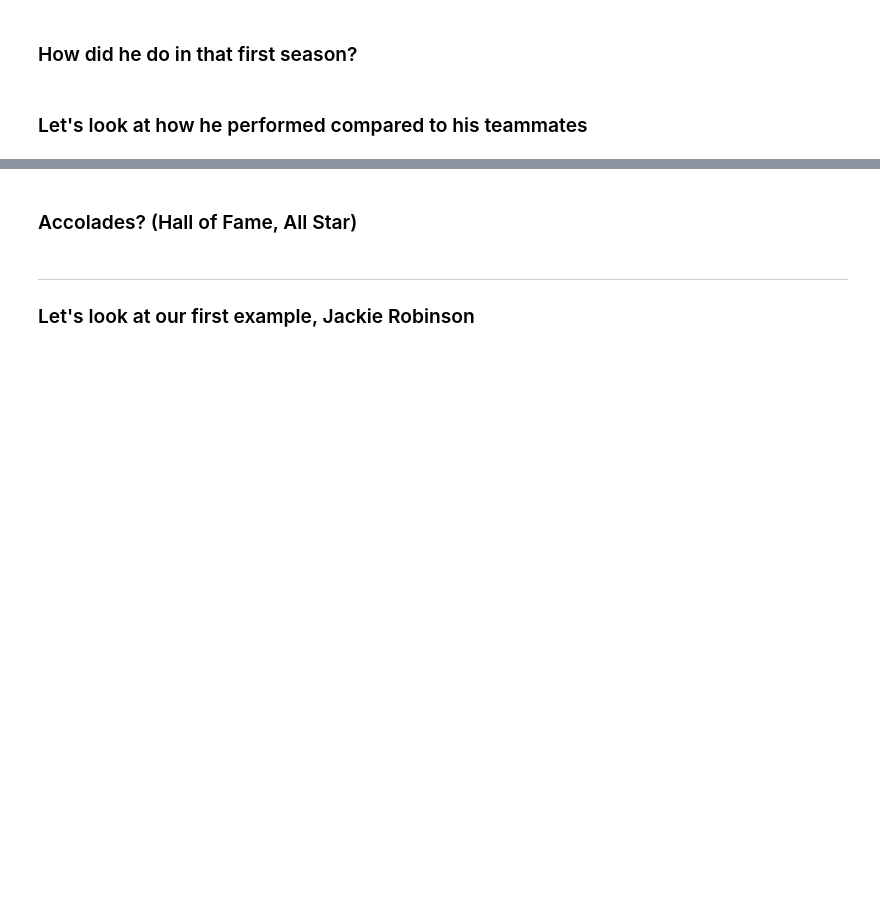
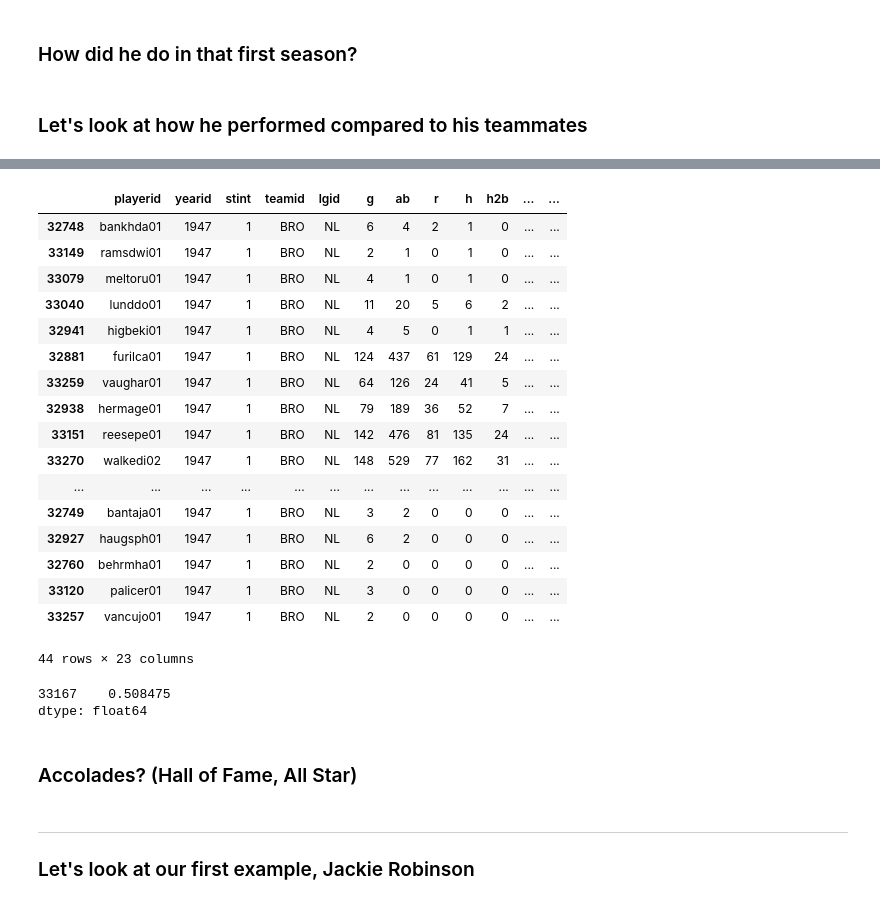
Before and after one commit to mwbarnesy/capstone, a Jupyter notebook: notebooks/lahman-mwb.ipynb, the cells around one changed output, grey strips where cells are left out. Cells and saved outputs as stored; diff of their text form; code cells hidden in the pictures; blank space fills up the shorter version.

```diff
--- a/notebooks/lahman-mwb.ipynb
+++ b/notebooks/lahman-mwb.ipynb
@@ -70,0 +162,2 @@ Index(['playerid', 'yearid', 'stint', 'teamid', 'lgid', 'g', 'ab', 'r', 'h',
+# %%
+dodgers_bat_1947['slugging'] = (((dodgers_bat_1947['h']) + (2 * dodgers_bat_1947['h2b']) + (3 * dodgers_bat_1947['h3b']) + (4 * dodgers_bat_1947['hr'])) / (dodgers_bat_1947['ab'])).round(3)
@@ -71,5 +170,29 @@ Index(['playerid', 'yearid', 'stint', 'teamid', 'lgid', 'g', 'ab', 'r', 'h',
+# %%
+dodgers_bat_1947.sort_values(by = 'slugging', ascending = False)
+# %% [output]
+|  | playerid | yearid | stint | teamid | lgid | g | ab | r | h | h2b | ... | ... |
+| 32748 | bankhda01 | 1947 | 1 | BRO | NL | 6 | 4 | 2 | 1 | 0 | ... | ... |
+| 33149 | ramsdwi01 | 1947 | 1 | BRO | NL | 2 | 1 | 0 | 1 | 0 | ... | ... |
+| 33079 | meltoru01 | 1947 | 1 | BRO | NL | 4 | 1 | 0 | 1 | 0 | ... | ... |
+| 33040 | lunddo01 | 1947 | 1 | BRO | NL | 11 | 20 | 5 | 6 | 2 | ... | ... |
+| 32941 | higbeki01 | 1947 | 1 | BRO | NL | 4 | 5 | 0 | 1 | 1 | ... | ... |
+| 32881 | furilca01 | 1947 | 1 | BRO | NL | 124 | 437 | 61 | 129 | 24 | ... | ... |
+| 33259 | vaughar01 | 1947 | 1 | BRO | NL | 64 | 126 | 24 | 41 | 5 | ... | ... |
+| 32938 | hermage01 | 1947 | 1 | BRO | NL | 79 | 189 | 36 | 52 | 7 | ... | ... |
+| 33151 | reesepe01 | 1947 | 1 | BRO | NL | 142 | 476 | 81 | 135 | 24 | ... | ... |
+| 33270 | walkedi02 | 1947 | 1 | BRO | NL | 148 | 529 | 77 | 162 | 31 | ... | ... |
+| ... | ... | ... | ... | ... | ... | ... | ... | ... | ... | ... | ... | ... |
+| 32749 | bantaja01 | 1947 | 1 | BRO | NL | 3 | 2 | 0 | 0 | 0 | ... | ... |
+| 32927 | haugsph01 | 1947 | 1 | BRO | NL | 6 | 2 | 0 | 0 | 0 | ... | ... |
+| 32760 | behrmha01 | 1947 | 1 | BRO | NL | 2 | 0 | 0 | 0 | 0 | ... | ... |
+| 33120 | palicer01 | 1947 | 1 | BRO | NL | 3 | 0 | 0 | 0 | 0 | ... | ... |
+| 33257 | vancujo01 | 1947 | 1 | BRO | NL | 2 | 0 | 0 | 0 | 0 | ... | ... |
+44 rows × 23 columns
 # %%
-robinson_slugging_1947 = ((jackie_robinson['h']) + (2 * jackie_robinson['h2b']) + (3 * jackie_robinson['h3b']) + (4 * jackie_robinson['hr'])) / (jackie_robinson['ab'])
+((jackie_robinson['h']) + (2 * jackie_robinson['h2b']) + (3 * jackie_robinson['h3b']) + (4 * jackie_robinson['hr'])) / (jackie_robinson['ab'])
+# %% [output]
+33167    0.508475
+dtype: float64
 # %%
 #use this to determine the earliest year sacrifice flies were recorded
 #sf_recording_begins = batting_df[['yearid', 'sf']]
```
Also changed, not shown: parts of 20 cells of this notebook.
